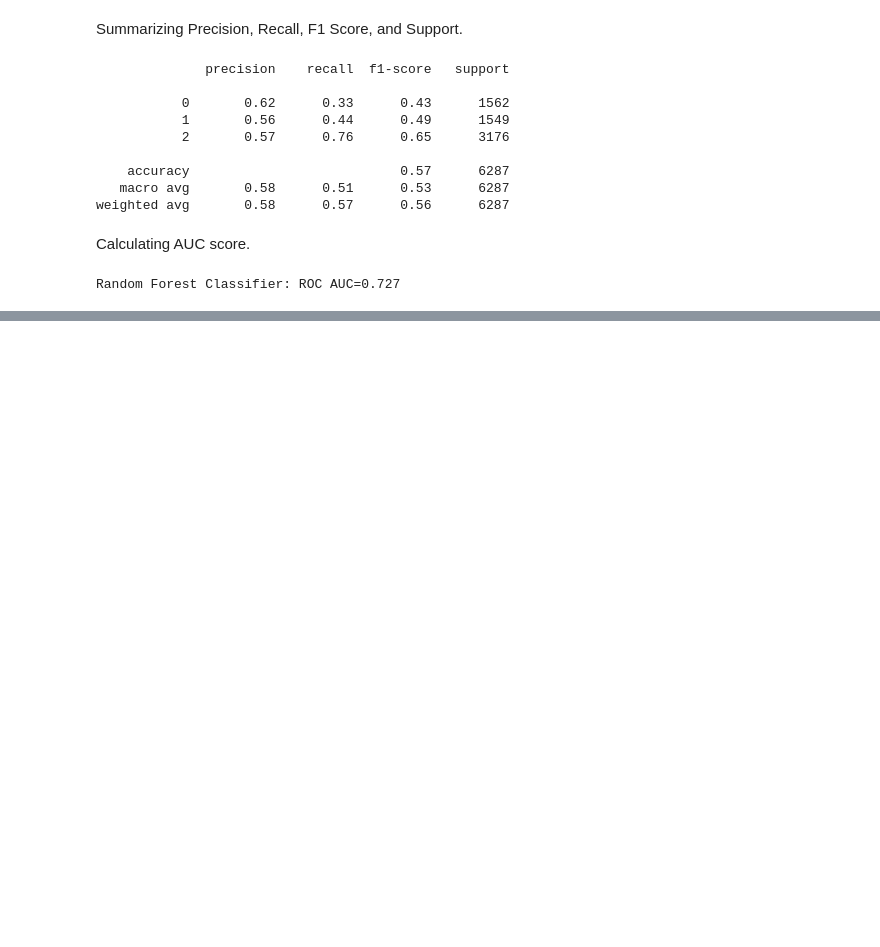
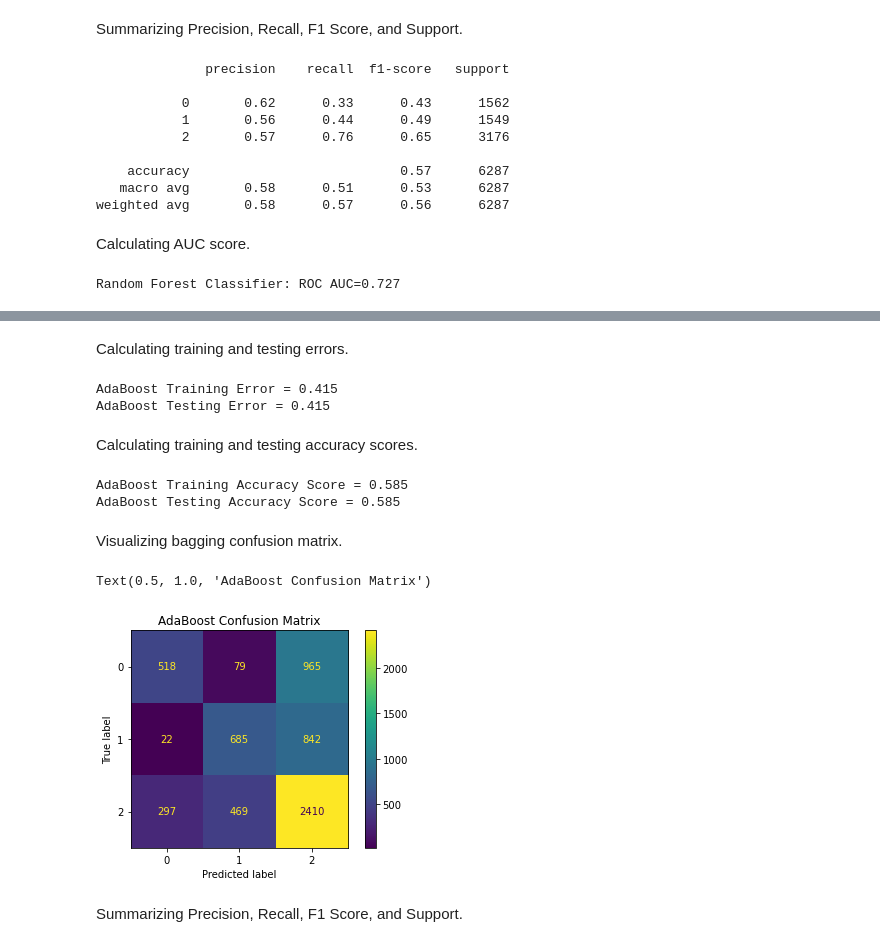
Before and after one commit to lykjohn/UChicago-Summer-Session-2022, a Jupyter notebook: Week4/Week 4 Lecture Source Code.ipynb, the cells around one changed output, grey strips where cells are left out. Cells and saved outputs as stored; diff of their text form; code cells hidden in the pictures; blank space fills up the shorter version.

```diff
--- a/Week4/Week 4 Lecture Source Code.ipynb
+++ b/Week4/Week 4 Lecture Source Code.ipynb
@@ -742,0 +790,26 @@ Random Forest Classifier: ROC AUC=0.727
+# %% [markdown]
+Calculating training and testing errors.
+# %%
+print('AdaBoost Training Error = %.3f' % (np.mean(boosting_pred_train != y_train)))
+print('AdaBoost Testing Error = %.3f' % (np.mean(boosting_pred_test != y_test)))
+# %% [output]
+AdaBoost Training Error = 0.415
+AdaBoost Testing Error = 0.415
+# %% [markdown]
+Calculating training and testing accuracy scores.
+# %%
+print('AdaBoost Training Accuracy Score = %.3f' % boosting.score(X_train,y_train))
+print('AdaBoost Testing Accuracy Score = %.3f' % boosting.score(X_test,y_test))
+# %% [output]
+AdaBoost Training Accuracy Score = 0.585
+AdaBoost Testing Accuracy Score = 0.585
+# %% [markdown]
+Visualizing bagging confusion matrix.
+# %%
+plot_confusion_matrix(rf, X_test, y_test)
+plt.title("AdaBoost Confusion Matrix")
+# %% [output]
+Text(0.5, 1.0, 'AdaBoost Confusion Matrix')
+[figure, added]
+# %% [markdown]
+Summarizing Precision, Recall, F1 Score, and Support.
```
Also changed, not shown: parts of 18 cells of this notebook.
